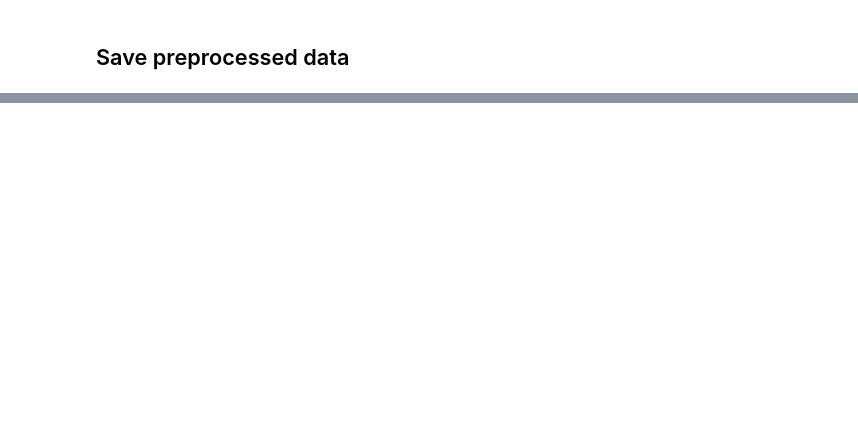
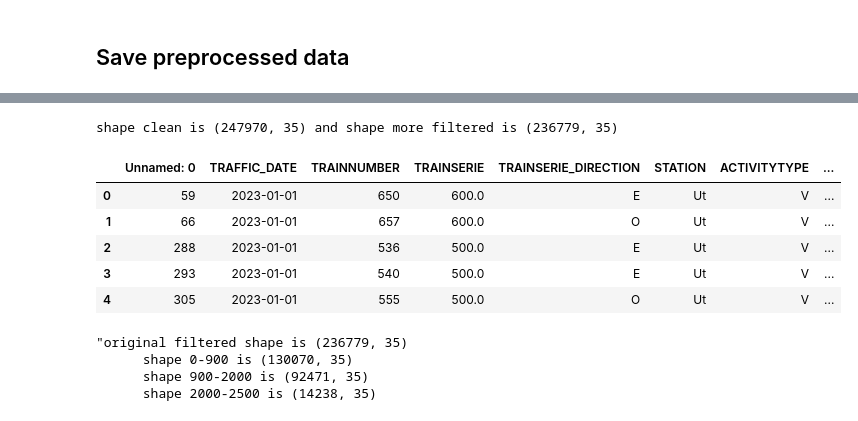
Before and after one commit to timrentenaar/NS_TURNOVER_TIMES, a Jupyter notebook: notebooks/current_preprocessing.ipynb, the cells around one changed output, grey strips where cells are left out. Drawn from its saved outputs; the diff is of its cells as text; code cells hidden in the pictures; blank space fills up the shorter version.

```diff
--- a/notebooks/current_preprocessing.ipynb
+++ b/notebooks/current_preprocessing.ipynb
@@ -148,0 +166,31 @@ df_full_large.to_csv(file_name_large)
+# %%
+# copy the dataframe
+df_more_filtered = df_large_clean.copy()
+
+# remove outliers and irrelevant data
+df_more_filtered = prep.filter_more_outliers(df_more_filtered)
+
+print(f"shape clean is {df_large_clean.shape} and shape more filtered is {df_more_filtered.shape}")
+
+df_more_filtered.head()
+# %% [output]
+shape clean is (247970, 35) and shape more filtered is (236779, 35)
+|  | Unnamed: 0 | TRAFFIC_DATE | TRAINNUMBER | TRAINSERIE | TRAINSERIE_DIRECTION | STATION | ACTIVITYTYPE | ... |
+| 0 | 59 | 2023-01-01 | 650 | 600.0 | E | Ut | V | ... |
+| 1 | 66 | 2023-01-01 | 657 | 600.0 | O | Ut | V | ... |
+| 2 | 288 | 2023-01-01 | 536 | 500.0 | E | Ut | V | ... |
+| 3 | 293 | 2023-01-01 | 540 | 500.0 | E | Ut | V | ... |
+| 4 | 305 | 2023-01-01 | 555 | 500.0 | O | Ut | V | ... |
+# %%
+# split dataset
+df_0_900, df_900_2000, df_2000_2500 = prep.split_data_in_segments(df_more_filtered)
+
+print(f""""original filtered shape is {df_more_filtered.shape}
+      shape 0-900 is {df_0_900.shape}
+      shape 900-2000 is {df_900_2000.shape}
+      shape 2000-2500 is {df_2000_2500.shape}""")
+# %% [output]
+"original filtered shape is (236779, 35)
+      shape 0-900 is (130070, 35)
+      shape 900-2000 is (92471, 35)
+      shape 2000-2500 is (14238, 35)
```
Also changed, not shown: parts of 4 cells of this notebook, 5 other files.
